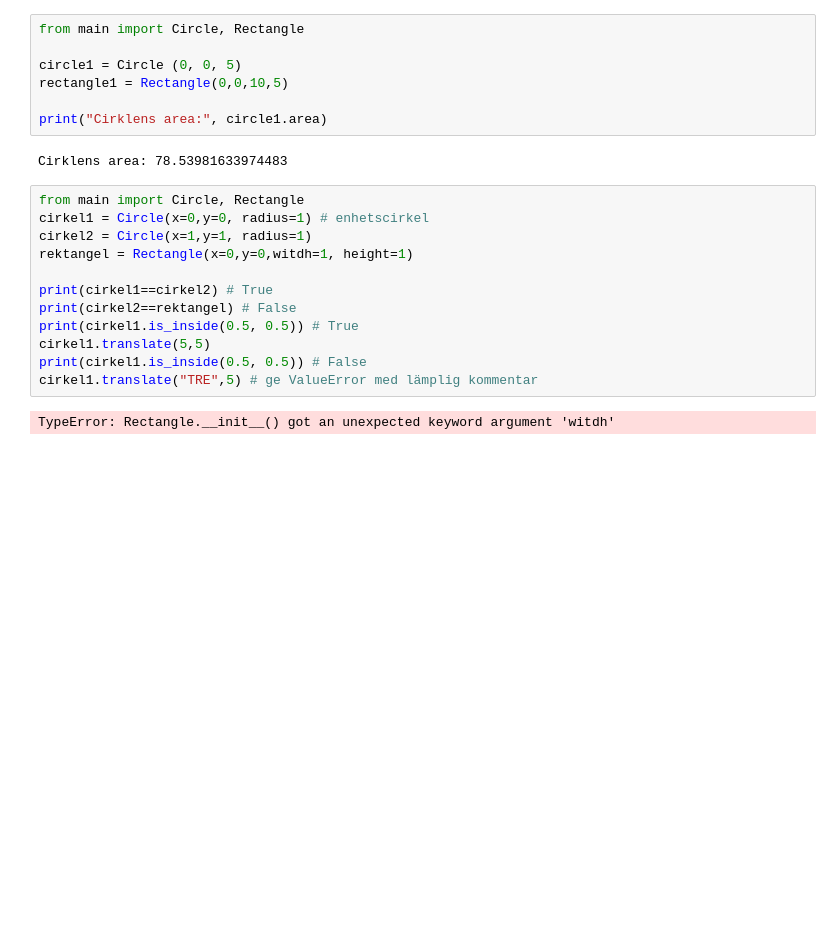
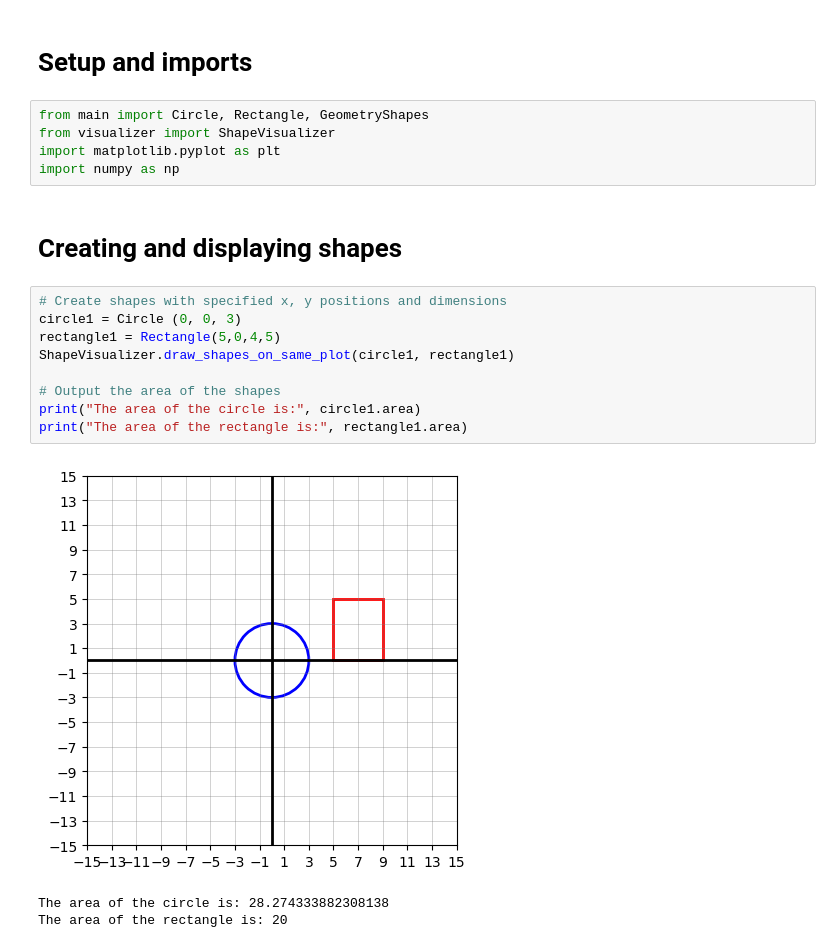
Before and after one commit to logisticuz/Python-Viktor-Molina, a Jupyter notebook: Labs/Lab 3/lab3.ipynb, the cells around one changed output. Saved outputs shown, nothing was run; the diff lists cells and outputs as text; blank space fills up the shorter version.

Commit message:
Finished the notebook shape tester

```diff
--- a/Labs/Lab 3/lab3.ipynb
+++ b/Labs/Lab 3/lab3.ipynb
@@ -1,23 +1,22 @@
-# %%
-from main import Circle, Rectangle
-
-circle1 = Circle (0, 0, 5)
-rectangle1 = Rectangle(0,0,10,5)
-
-print("Cirklens area:", circle1.area)
-# %% [output]
-Cirklens area: 78.53981633974483
-# %%
-from main import Circle, Rectangle
-cirkel1 = Circle(x=0,y=0, radius=1) # enhetscirkel
-cirkel2 = Circle(x=1,y=1, radius=1)
-rektangel = Rectangle(x=0,y=0,witdh=1, height=1)
-
-print(cirkel1==cirkel2) # True
-print(cirkel2==rektangel) # False
-print(cirkel1.is_inside(0.5, 0.5)) # True
-cirkel1.translate(5,5)
-print(cirkel1.is_inside(0.5, 0.5)) # False
-cirkel1.translate("TRE",5) # ge ValueError med lämplig kommentar
-# %% [output]
-TypeError: Rectangle.__init__() got an unexpected keyword argument 'witdh'
+# %% [markdown]
+# Setup and imports
+# %%
+from main import Circle, Rectangle, GeometryShapes
+from visualizer import ShapeVisualizer
+import matplotlib.pyplot as plt
+import numpy as np
+# %% [markdown]
+# Creating and displaying shapes
+# %%
+# Create shapes with specified x, y positions and dimensions
+circle1 = Circle (0, 0, 3)
+rectangle1 = Rectangle(5,0,4,5)
+ShapeVisualizer.draw_shapes_on_same_plot(circle1, rectangle1)
+
+# Output the area of the shapes
+print("The area of the circle is:", circle1.area)
+print("The area of the rectangle is:", rectangle1.area)
+# %% [output]
+[figure, added]
+The area of the circle is: 28.274333882308138
+The area of the rectangle is: 20
```
Also changed, not shown: parts of 8 cells of this notebook.
